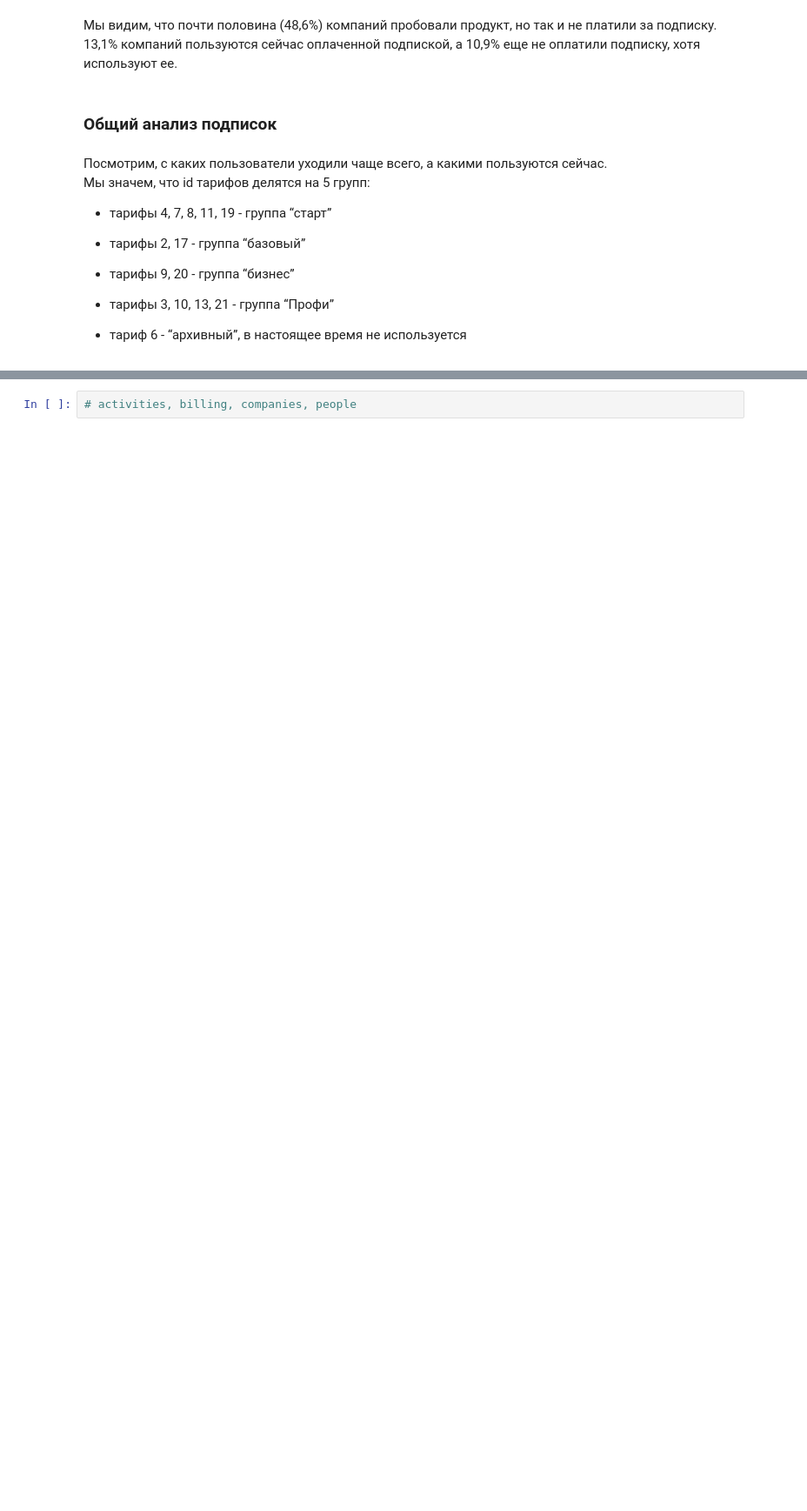
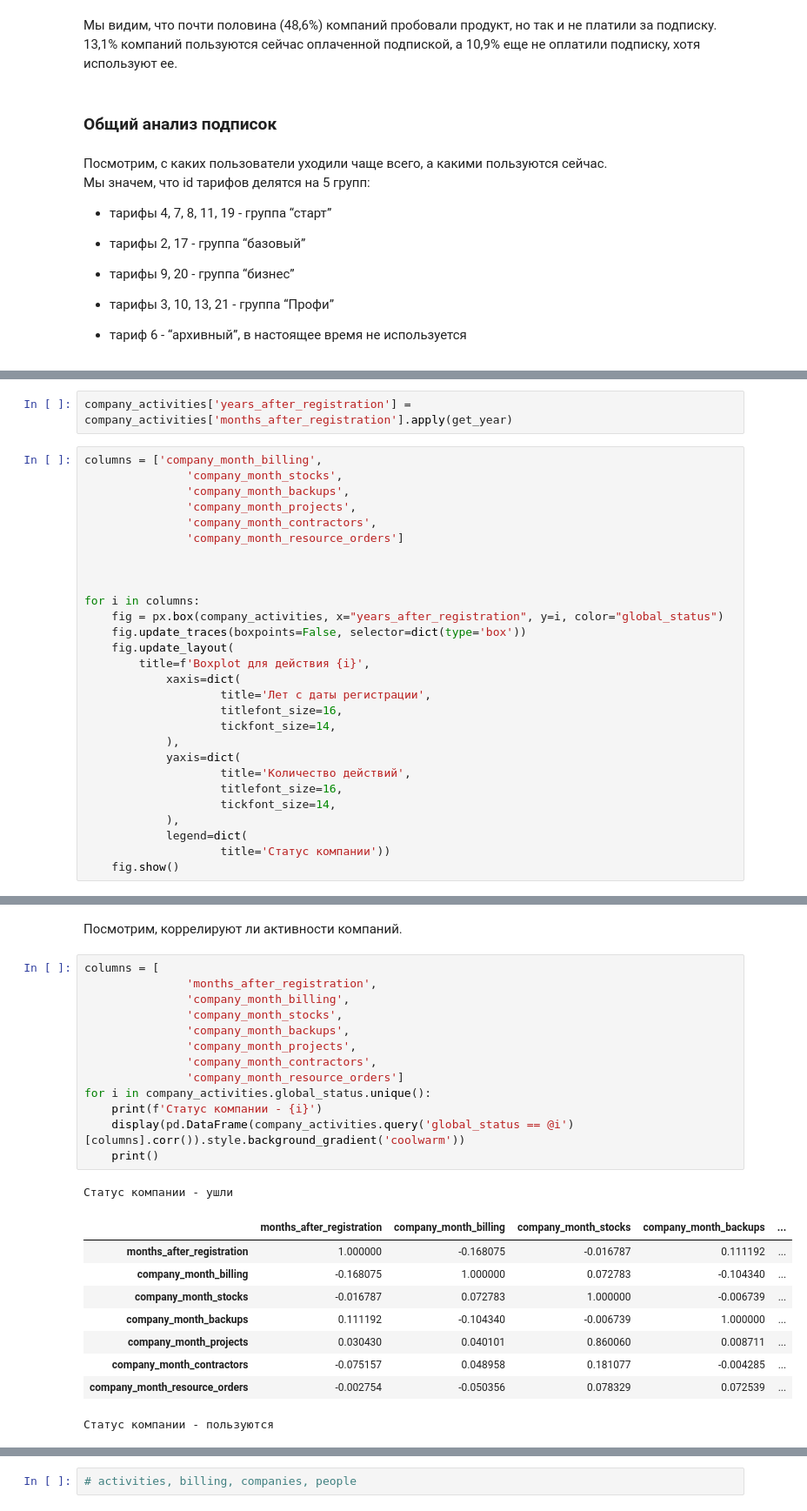
Before and after one commit to laringerman/gectaro, a Jupyter notebook: lgg_masterskaya_gectaro_240404_1.ipynb, the cells around one changed output, grey strips where cells are left out. Shown at 87% size. Cells and saved outputs as stored; diff of their text form; blank space fills up the shorter version.

```diff
--- a/lgg_masterskaya_gectaro_240404_1.ipynb
+++ b/lgg_masterskaya_gectaro_240404_1.ipynb
@@ -916,0 +1252,30 @@ plt.show()
+# %%
+company_activities['years_after_registration'] = company_activities['months_after_registration'].apply(get_year)
+# %%
+columns = ['company_month_billing',
+               'company_month_stocks',
+               'company_month_backups',
+               'company_month_projects',
+               'company_month_contractors',
+               'company_month_resource_orders']
+
+
+
+for i in columns:
+    fig = px.box(company_activities, x="years_after_registration", y=i, color="global_status")
+    fig.update_traces(boxpoints=False, selector=dict(type='box'))
+    fig.update_layout(
+        title=f'Boxplot для действия {i}',
+            xaxis=dict(
+                    title='Лет с даты регистрации',
+                    titlefont_size=16,
+                    tickfont_size=14,
+            ),
+            yaxis=dict(
+                    title='Количество действий',
+                    titlefont_size=16,
+                    tickfont_size=14,
+            ),
+            legend=dict(
+                    title='Статус компании'))
+    fig.show()
@@ -916,0 +1286,26 @@ plt.show()
+# %% [markdown]
+Посмотрим, коррелируют ли активности компаний.
+# %%
+columns = [
+               'months_after_registration',
+               'company_month_billing',
+               'company_month_stocks',
+               'company_month_backups',
+               'company_month_projects',
+               'company_month_contractors',
+               'company_month_resource_orders']
+for i in company_activities.global_status.unique():
+    print(f'Статус компании - {i}')
+    display(pd.DataFrame(company_activities.query('global_status == @i')[columns].corr()).style.background_gradient('coolwarm'))
+    print()
+# %% [output]
+Статус компании - ушли
+|  | months_after_registration | company_month_billing | company_month_stocks | company_month_backups | ... |
+| months_after_registration | 1.000000 | -0.168075 | -0.016787 | 0.111192 | ... |
+| company_month_billing | -0.168075 | 1.000000 | 0.072783 | -0.104340 | ... |
+| company_month_stocks | -0.016787 | 0.072783 | 1.000000 | -0.006739 | ... |
+| company_month_backups | 0.111192 | -0.104340 | -0.006739 | 1.000000 | ... |
+| company_month_projects | 0.030430 | 0.040101 | 0.860060 | 0.008711 | ... |
+| company_month_contractors | -0.075157 | 0.048958 | 0.181077 | -0.004285 | ... |
+| company_month_resource_orders | -0.002754 | -0.050356 | 0.078329 | 0.072539 | ... |
+Статус компании - пользуются
```
Also changed, not shown: parts of 62 cells of this notebook.
